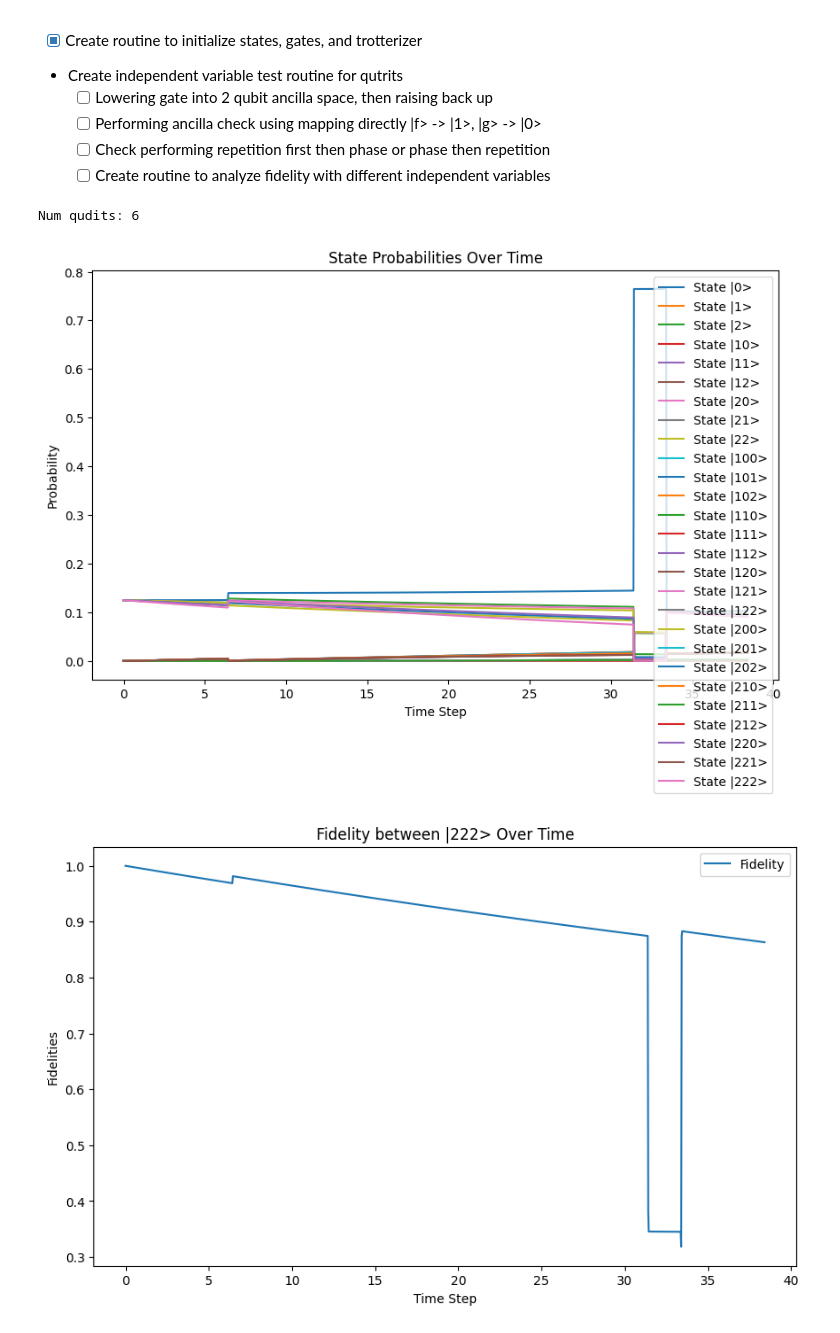
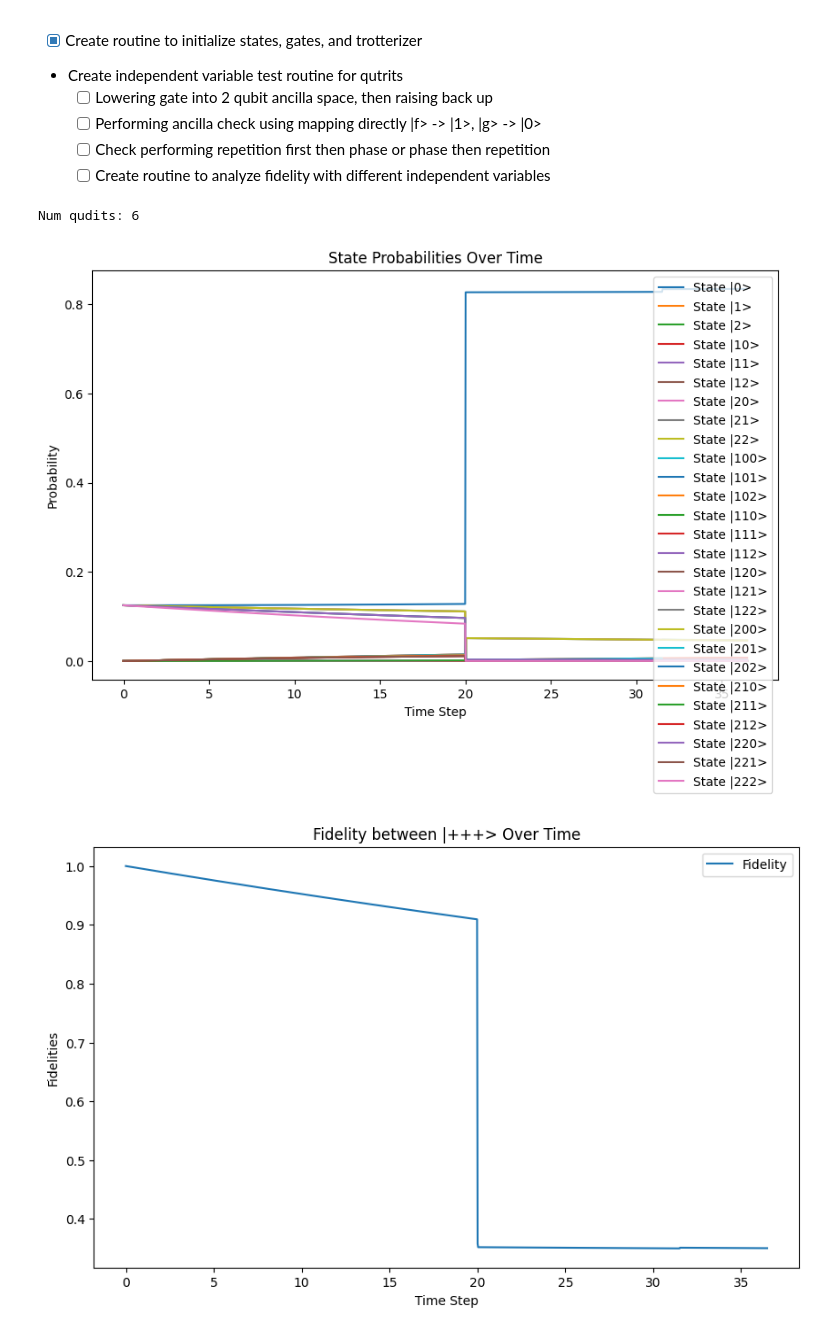
Before and after one commit to Wrn13/QuantumLogicalSimulator, a Jupyter notebook: src/notebooks/stabilizer_comparison.ipynb, the cells around one changed output. Saved outputs shown, nothing was run; the diff lists cells and outputs as text; code cells hidden in the pictures.

Commit message:
Fix plot titles

```diff
--- a/src/notebooks/stabilizer_comparison.ipynb
+++ b/src/notebooks/stabilizer_comparison.ipynb
@@ -75,7 +75,7 @@ def plot_results(trotter_dt: float, state_list: List[qt.Qobj], output_path: str)
     plt.plot(time_steps, fidelities, label="Fidelity")
     plt.xlabel("Time Step")
     plt.ylabel("Fidelities")
-    plt.title("Fidelity between |222> Over Time")
+    plt.title("Fidelity between |+++> Over Time")
     plt.legend()
     plt.savefig(f"{output_path}/fidelities_plot.png")
     plt.show()
@@ -94,29 +94,29 @@ def plot_results(trotter_dt: float, state_list: List[qt.Qobj], output_path: str)
 # %%
 # Parameters (kept concise in the notebook)
 iterations = 1
 t1_list = np.linspace(25, 160, iterations)
 t2_list = np.linspace(33.3, 321, iterations)
 trotter_dt = .03
 cnot_time = .5
 single_qudit_time = .03
 
 # Individual superpositions
 plus_state = hadamard_operator(3) * qt.basis(3,0)
 minus_state = hadamard_operator(3) * qt.basis(3,2)
 
 hada_layer = qt.tensor(hadamard_operator(3), hadamard_operator(3), hadamard_operator(3))
 # Prepare initial logical state
 logical_psi_0 = (qt.tensor(plus_state, plus_state, plus_state))  # Small  phase error from |+++>
 total_psi_0 = qt.tensor(logical_psi_0, qt.basis(3,0), qt.basis(3,0), qt.basis(3,0))  # ancillas in |0>
 rho_0 = total_psi_0 * total_psi_0.dag()
 
 # Create runner and trotterizer, then run experiment with a list of setups
 for i in range(iterations):
     trotterizer = runner.generate_trotterizer(trotter_dt, t1_list[i], t2_list[i], 3, 6)
-    setups = [runner.serial_erasure_circuit(single_qudit_time, cnot_time), runner.serial_phase_circuit(single_qudit_time, cnot_time, num_ancillae=3)]
+    setups = [runner.parallel_phase_circuit(single_qudit_time, cnot_time, num_ancillae=3), runner.parallel_erasure_circuit(single_qudit_time, cnot_time)]
     state_list = runner.experiment_run(trotterizer, rho_0, setups)
-    plot_results(trotter_dt, state_list, "erasure_phase_plusplusplus_state_test")
+    plot_results(trotter_dt, state_list, "phase_erasure_plusplusplus_state_parallel_test")
 # %% [output]
 Num qudits: 6
-[figure, old version]
+[figure, new version]
-[figure, old version]
+[figure, new version]
```
Also changed, not shown: parts of 1 cell of this notebook, 6 other files.
